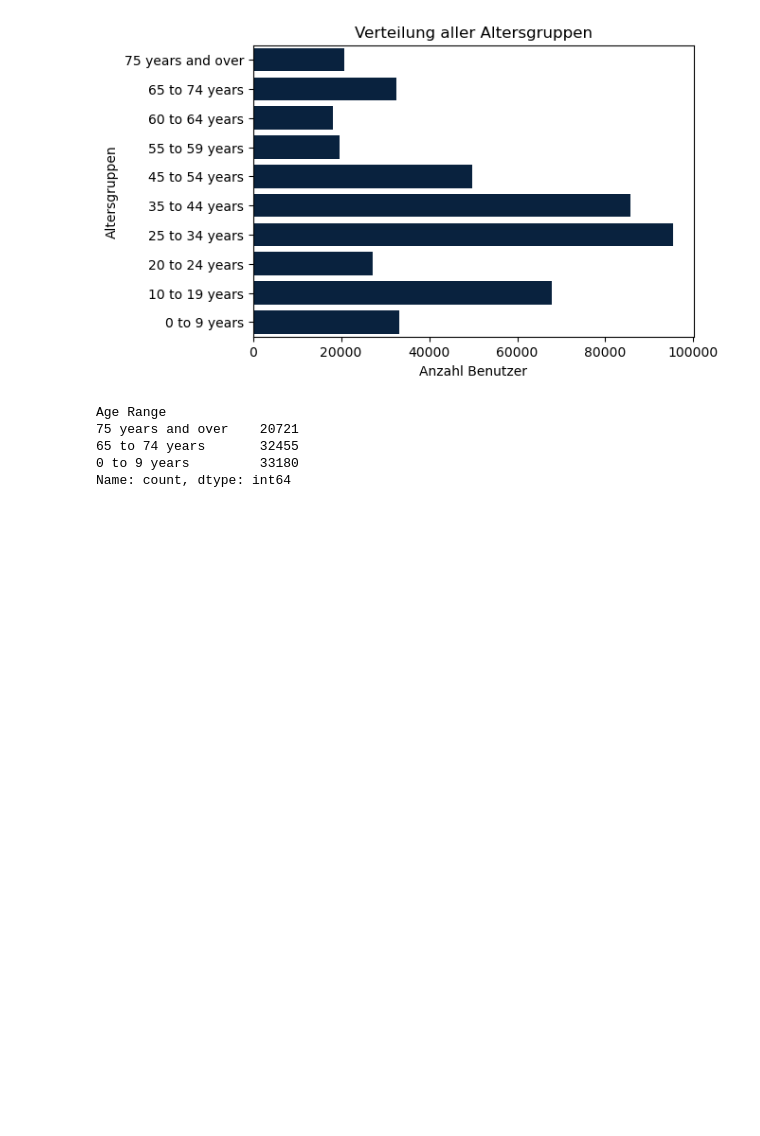
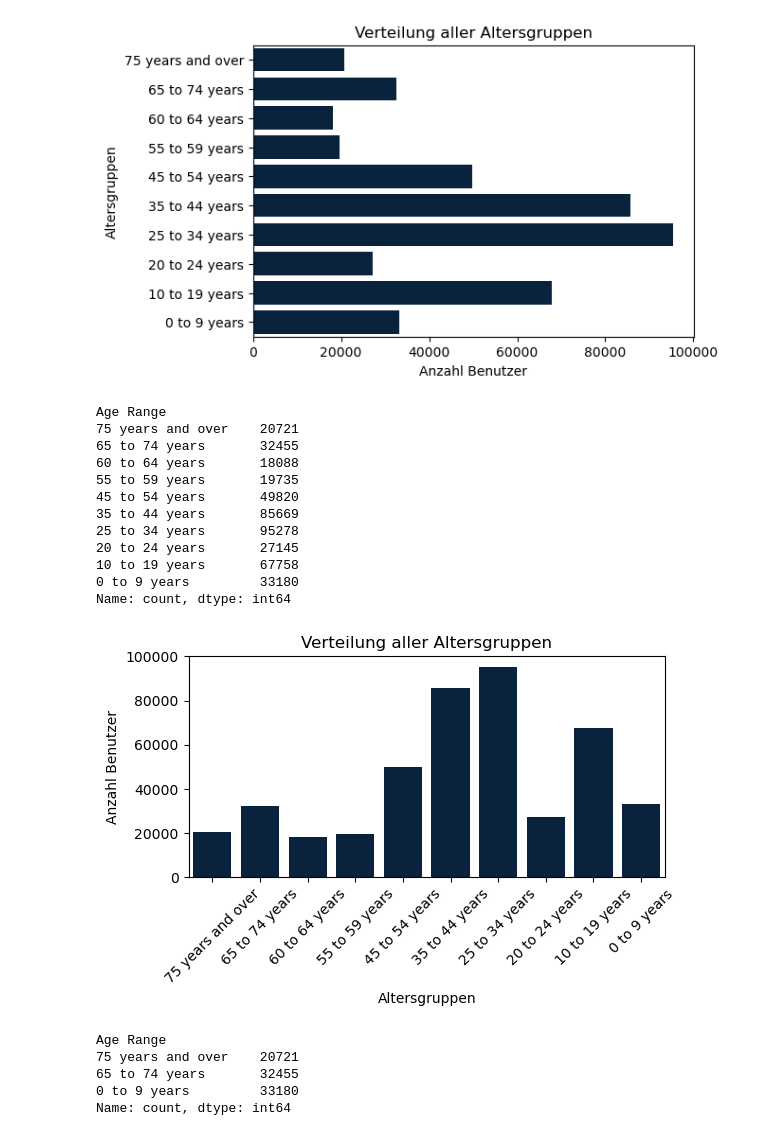
Before and after one commit to Gremmelspacher/DataLibrarian, a Jupyter notebook: Modul_3/notebooks/ProjektaufgabeDeskriptiveStatistikVisualisierungenGremmelspacher.ipynb, the cells around one changed output. Cells and saved outputs as stored; diff of their text form; code cells hidden in the pictures; blank space fills up the shorter version.

```diff
--- a/Modul_3/notebooks/ProjektaufgabeDeskriptiveStatistikVisualisierungenGremmelspacher.ipynb
+++ b/Modul_3/notebooks/ProjektaufgabeDeskriptiveStatistikVisualisierungenGremmelspacher.ipynb
@@ -33,6 +33,51 @@ Age Range
 0 to 9 years         33180
 Name: count, dtype: int64
 [figure]
+# %%
+import pandas as pd
+import seaborn as sns
+import matplotlib.pyplot as plt
+
+# Load the data
+df = pd.read_csv("../data/Library_Usage.csv", usecols=["Age Range"])
+
+# Filter out rows with "Null" values
+df_filtered = df[df["Age Range"] != "Null"]
+
+# Count the number of users in each age group
+counts = df_filtered["Age Range"].value_counts().sort_index(ascending=False)
+
+# Print the counts
+print(counts)
+print()
+
+# Create a bar plot
+plt.figure(figsize=(6, 4))
+sns.barplot(x=counts.index, y=counts.values, color="#002147")
+
+# Rotate the x-axis labels
+plt.xticks(rotation=45)
+
+plt.xlabel("Altersgruppen")
+plt.ylabel("Anzahl Benutzer")
+plt.title("Verteilung aller Altersgruppen")
+
+plt.tight_layout()  # This will ensure the labels fit within the figure
+plt.show()
+# %% [output]
+Age Range
+75 years and over    20721
+65 to 74 years       32455
+60 to 64 years       18088
+55 to 59 years       19735
+45 to 54 years       49820
+35 to 44 years       85669
+25 to 34 years       95278
+20 to 24 years       27145
+10 to 19 years       67758
+0 to 9 years         33180
+Name: count, dtype: int64
+[figure, added]
 # %%
 # Wie viele Senioren und Kinder sind Kunden der San Francisco Public Library?
 
```
Also changed, not shown: 7 other files.
